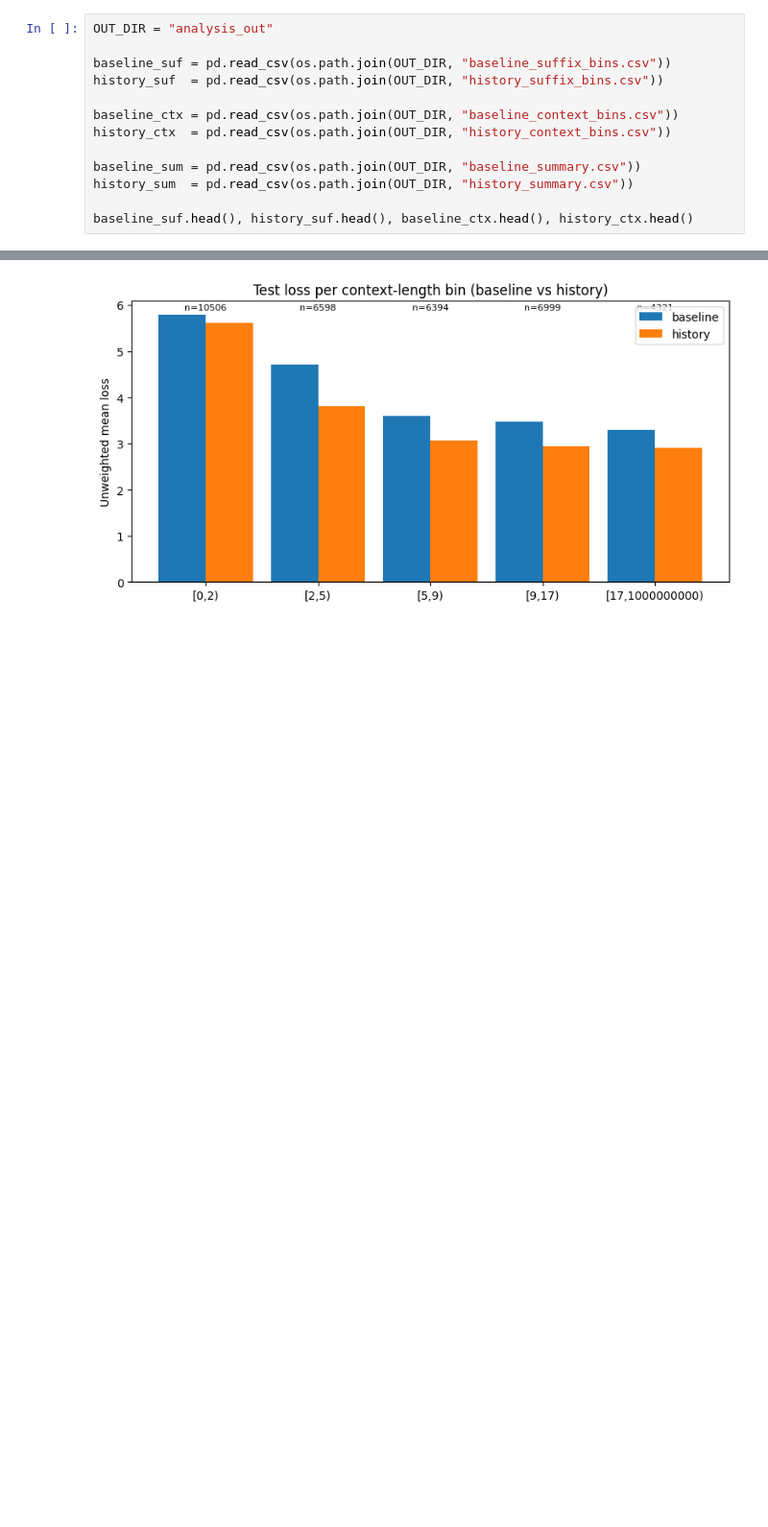
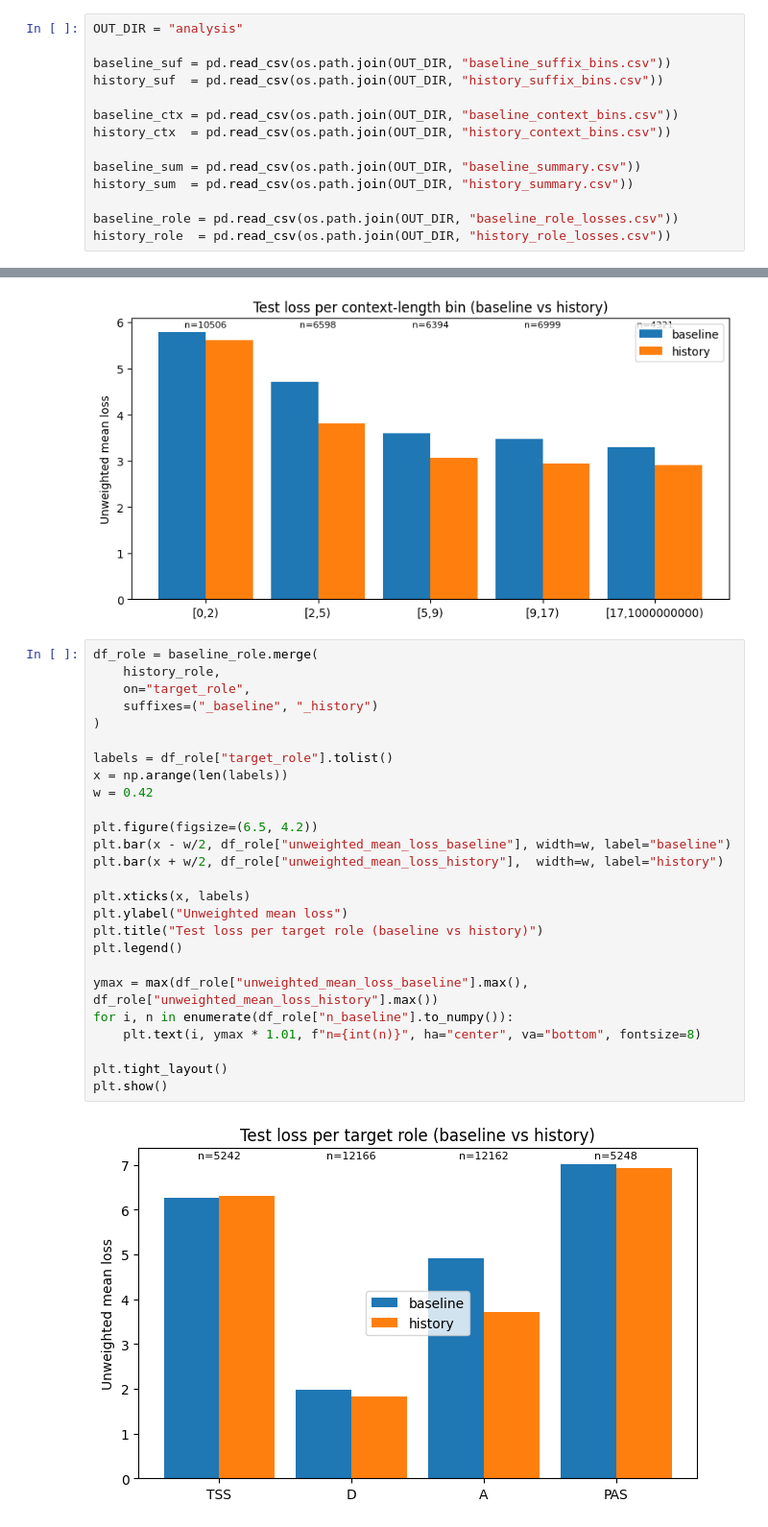
Before and after one commit to dgkong/isoform-gen, a Jupyter notebook: analysis.ipynb, the cells around one changed output, grey strips where cells are left out. Shown at 96% size. Cells and saved outputs as stored; diff of their text form; blank space fills up the shorter version.

Commit message:
also calculated loss per target role

```diff
--- a/analysis.ipynb
+++ b/analysis.ipynb
@@ -146,7 +146,7 @@ plot_hist(ctx_hist, CTX_BINS, "Context length distribution (step-examples)", "co
 [figure]
 [figure]
 # %%
-OUT_DIR = "analysis_out"
+OUT_DIR = "analysis"
 
 baseline_suf = pd.read_csv(os.path.join(OUT_DIR, "baseline_suffix_bins.csv"))
 history_suf  = pd.read_csv(os.path.join(OUT_DIR, "history_suffix_bins.csv"))
@@ -157,4 +157,5 @@ history_ctx  = pd.read_csv(os.path.join(OUT_DIR, "history_context_bins.csv"))
 baseline_sum = pd.read_csv(os.path.join(OUT_DIR, "baseline_summary.csv"))
 history_sum  = pd.read_csv(os.path.join(OUT_DIR, "history_summary.csv"))
 
-baseline_suf.head(), history_suf.head(), baseline_ctx.head(), history_ctx.head()
+baseline_role = pd.read_csv(os.path.join(OUT_DIR, "baseline_role_losses.csv"))
+history_role  = pd.read_csv(os.path.join(OUT_DIR, "history_role_losses.csv"))
@@ -255,3 +238,31 @@ plt.tight_layout()
 plt.show()
 # %% [output]
 [figure]
+# %%
+df_role = baseline_role.merge(
+    history_role,
+    on="target_role",
+    suffixes=("_baseline", "_history")
+)
+
+labels = df_role["target_role"].tolist()
+x = np.arange(len(labels))
+w = 0.42
+
+plt.figure(figsize=(6.5, 4.2))
+plt.bar(x - w/2, df_role["unweighted_mean_loss_baseline"], width=w, label="baseline")
+plt.bar(x + w/2, df_role["unweighted_mean_loss_history"],  width=w, label="history")
+
+plt.xticks(x, labels)
+plt.ylabel("Unweighted mean loss")
+plt.title("Test loss per target role (baseline vs history)")
+plt.legend()
+
+ymax = max(df_role["unweighted_mean_loss_baseline"].max(), df_role["unweighted_mean_loss_history"].max())
+for i, n in enumerate(df_role["n_baseline"].to_numpy()):
+    plt.text(i, ymax * 1.01, f"n={int(n)}", ha="center", va="bottom", fontsize=8)
+
+plt.tight_layout()
+plt.show()
+# %% [output]
+[figure, added]
```
Also changed, not shown: parts of 1 cell of this notebook, 11 other files.
